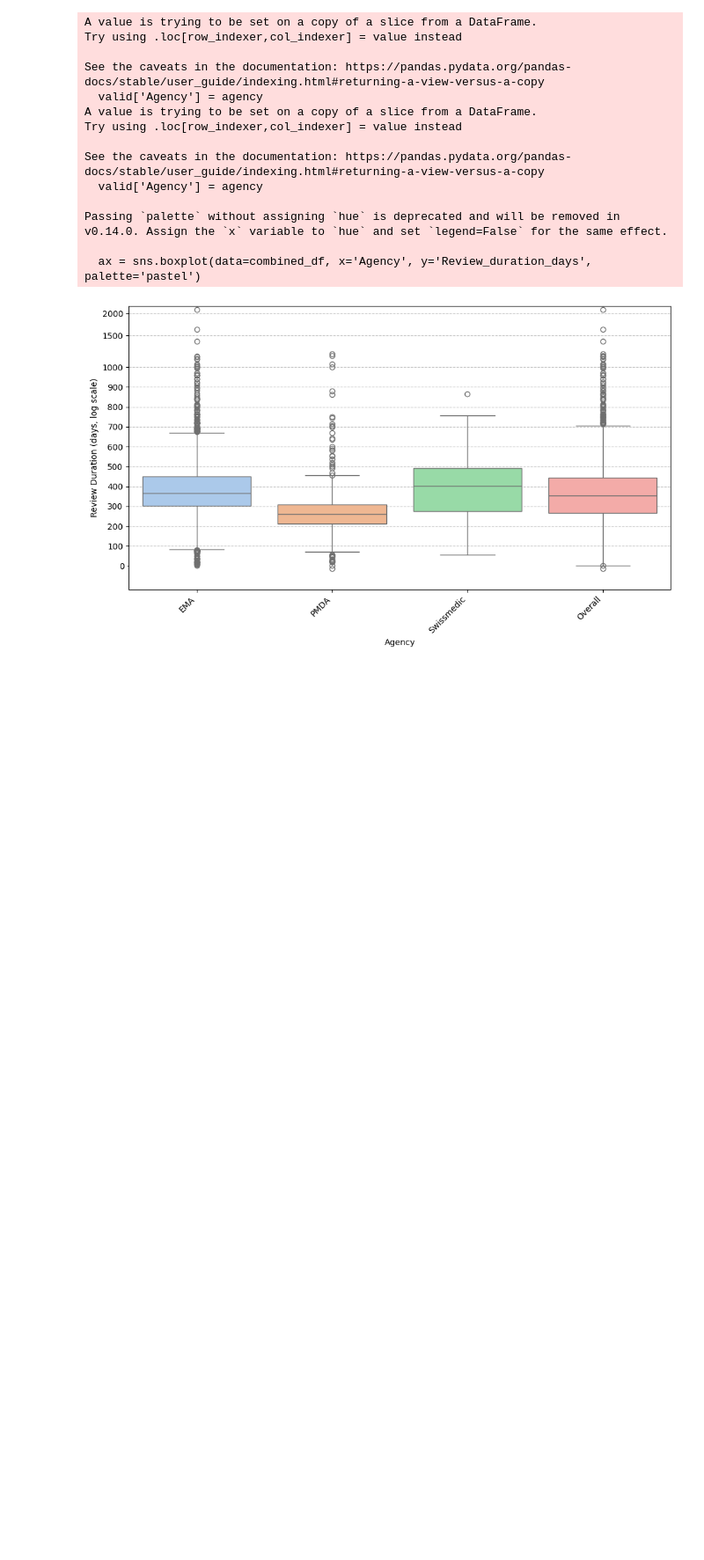
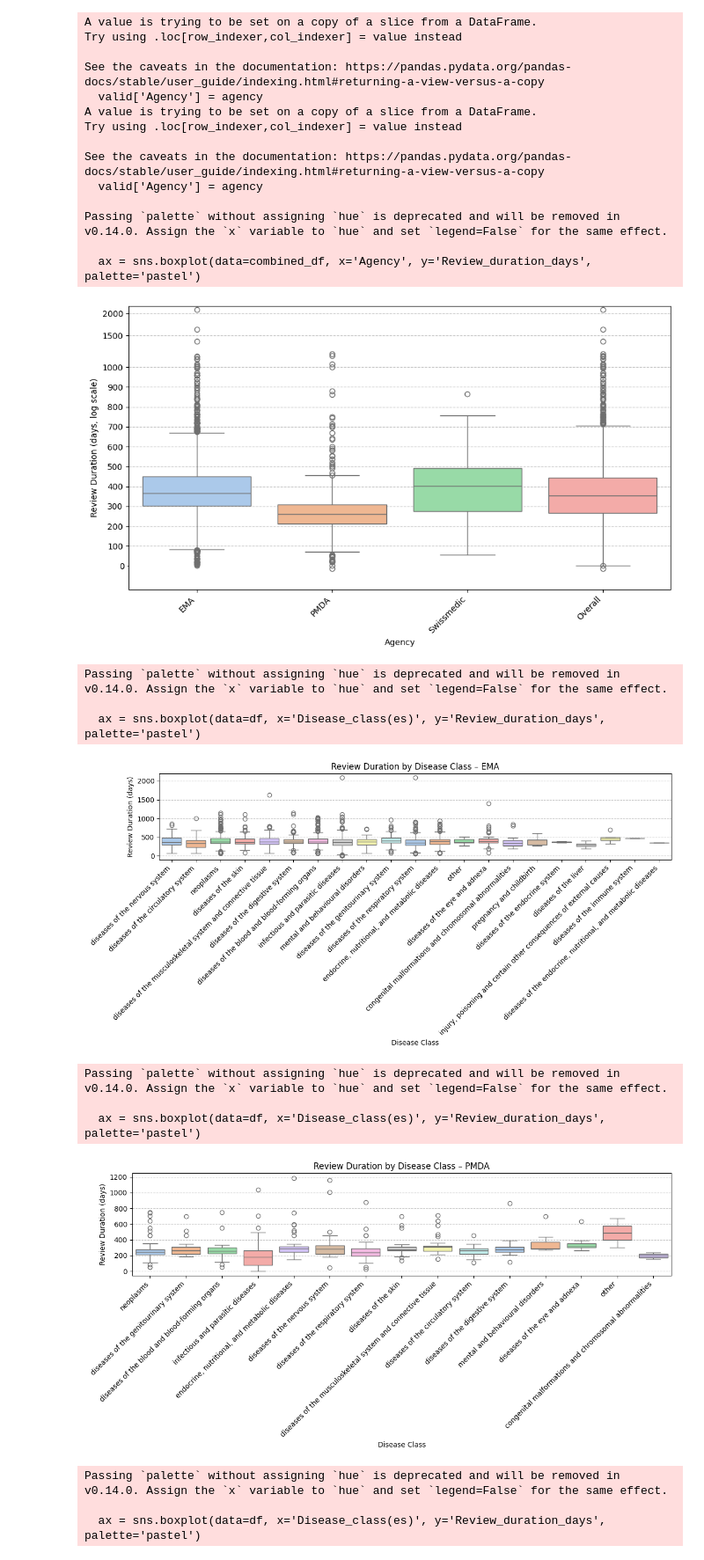
Before and after one commit to dcr-unibe-ch/DrugFork, a Jupyter notebook: src/analyze_output.ipynb, the cells around one changed output. Shown at 88% size. Drawn from its saved outputs; the diff is of its cells as text; code cells hidden in the pictures; blank space fills up the shorter version.

Commit message:
add review duration per disease class

```diff
--- a/src/analyze_output.ipynb
+++ b/src/analyze_output.ipynb
@@ -192,6 +192,39 @@ def plot_review_duration_by_agency(agency_dfs: dict, submission_col='Application
     if dataset_name:
         plt.savefig(f"{SAVE_DIR}{dataset_name}_review_duration_boxplot_by_agency_log.png", dpi=300, bbox_inches='tight')
     plt.show()
+
+def plot_review_duration_by_disease_class(df, agency_name, submission_col='Application_date', decision_col='Decision_date', dataset_name=None):
+
+    df = df.copy()
+    df[submission_col] = pd.to_datetime(df[submission_col], errors='coerce', dayfirst=True)
+    df[decision_col] = pd.to_datetime(df[decision_col], errors='coerce', dayfirst=True)
+    df['Review_duration_days'] = (df[decision_col] - df[submission_col]).dt.days
+
+    # Filter out invalid durations and disease classes
+    df = df.dropna(subset=['Review_duration_days', 'Disease_class(es)'])
+    df = df[df['Review_duration_days'] > 0]
+
+    # Split disease classes and clean whitespace
+    df['Disease_class(es)'] = df['Disease_class(es)'].str.split(';')
+    df = df.explode('Disease_class(es)')
+    df['Disease_class(es)'] = df['Disease_class(es)'].str.strip()  # clean whitespace
+
+    # Plot
+    plt.figure(figsize=(12, 6))
+    ax = sns.boxplot(data=df, x='Disease_class(es)', y='Review_duration_days', palette='pastel')
+    ax.set_ylabel('Review Duration (days)')
+    ax.set_xlabel('Disease Class')
+    plt.xticks(rotation=45, ha='right')
+    plt.grid(axis='y', linestyle='--', alpha=0.7)
+    plt.tight_layout()
+
+    # Save the plot
+    if dataset_name:
+        filename = f"{dataset_name}_review_duration_by_disease_class.png"
+        plt.savefig(os.path.join(SAVE_DIR, filename), dpi=300, bbox_inches='tight')
+
+    plt.show()
+    plt.show()
 # %%
 EMA = prepare_for_analysis(EMA_path)
 JAPAN = prepare_for_analysis(JAPAN_path)
@@ -363,3 +396,19 @@ Passing `palette` without assigning `hue` is deprecated and will be removed in v
 
   ax = sns.boxplot(data=combined_df, x='Agency', y='Review_duration_days', palette='pastel')
 [figure]
+# %%
+plot_review_duration_by_disease_class(EMA, agency_name='EMA', dataset_name='EMA')
+plot_review_duration_by_disease_class(JAPAN, agency_name='PMDA', dataset_name='PMDA')
+plot_review_duration_by_disease_class(SWISSMEDIC, agency_name='Swissmedic', dataset_name='Swissmedic')
+# %% [output]
+Passing `palette` without assigning `hue` is deprecated and will be removed in v0.14.0. Assign the `x` variable to `hue` and set `legend=False` for the same effect.
+
+  ax = sns.boxplot(data=df, x='Disease_class(es)', y='Review_duration_days', palette='pastel')
+[figure, added]
+Passing `palette` without assigning `hue` is deprecated and will be removed in v0.14.0. Assign the `x` variable to `hue` and set `legend=False` for the same effect.
+
+  ax = sns.boxplot(data=df, x='Disease_class(es)', y='Review_duration_days', palette='pastel')
+[figure, added]
+Passing `palette` without assigning `hue` is deprecated and will be removed in v0.14.0. Assign the `x` variable to `hue` and set `legend=False` for the same effect.
+
+  ax = sns.boxplot(data=df, x='Disease_class(es)', y='Review_duration_days', palette='pastel')
```
Also changed, not shown: parts of 1 cell of this notebook, 5 other files.
